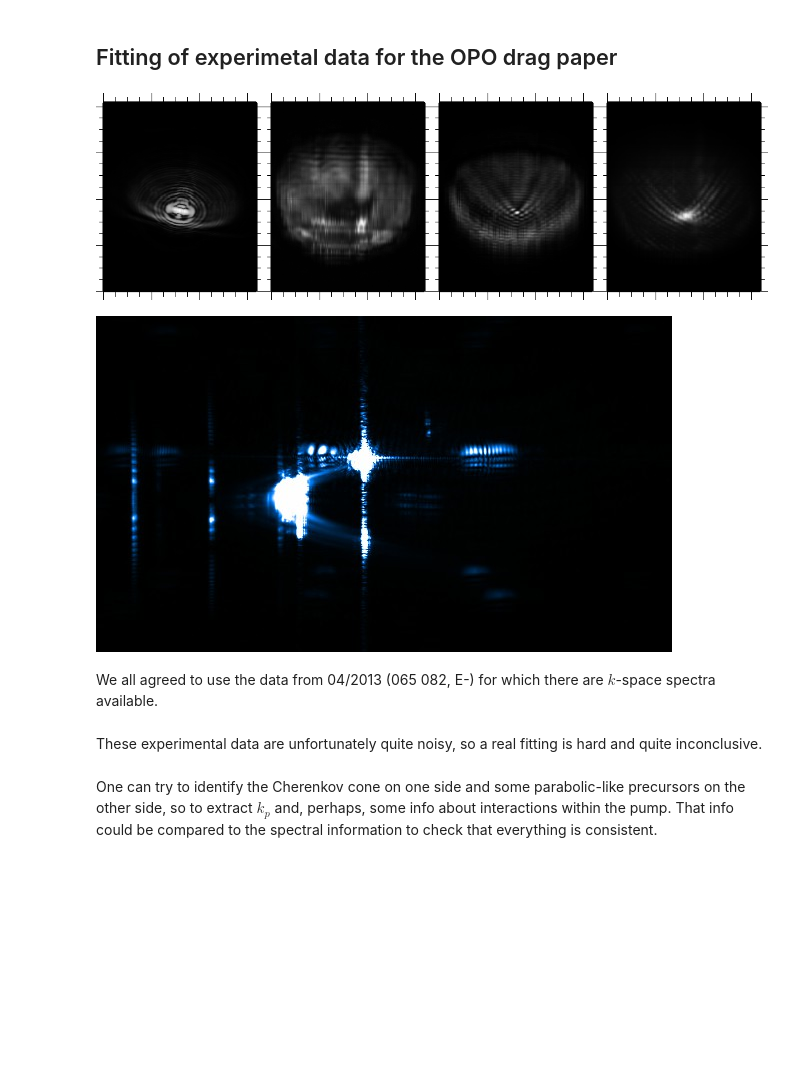
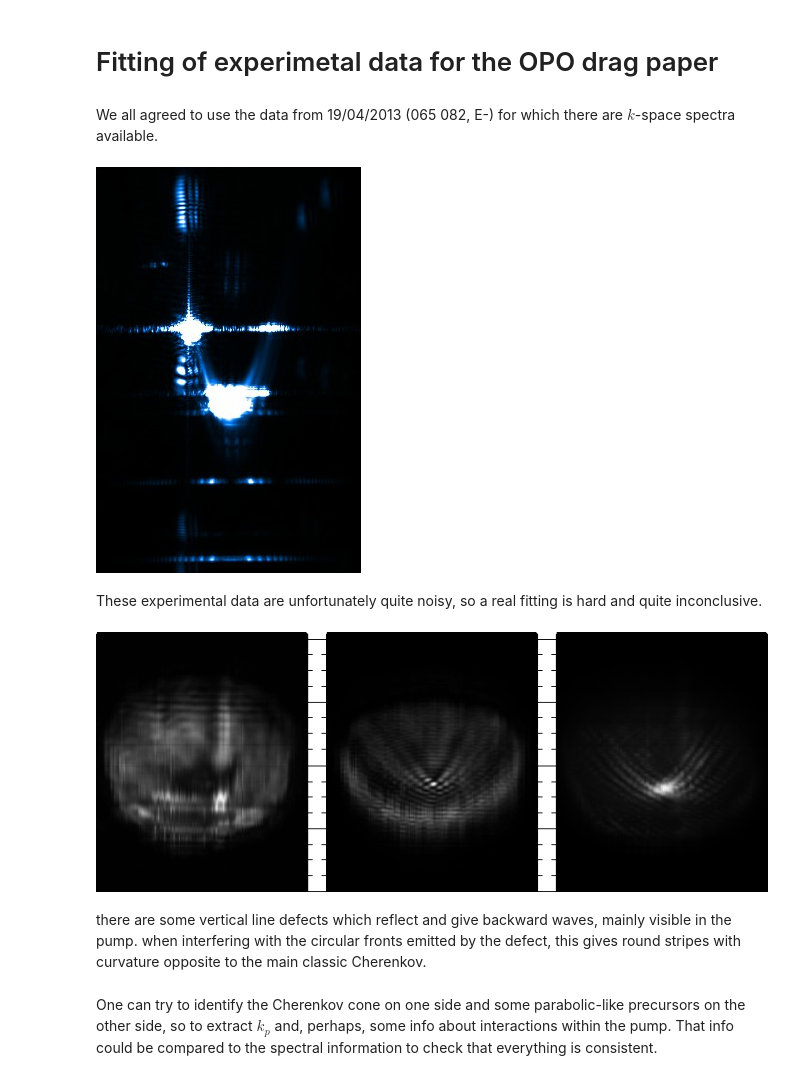
Before and after one commit to berceanu/notebooks, a Jupyter notebook: julia/april/fitting.ipynb, the cells around one changed output. Cells and saved outputs as stored; diff of their text form; code cells hidden in the pictures; blank space fills up the shorter version.

Commit message:
now plotting dispersion and pump state

```diff
--- a/julia/april/fitting.ipynb
+++ b/julia/april/fitting.ipynb
@@ -1,21 +1,26 @@
 # %% [markdown]
-## Fitting of experimetal data for the OPO drag paper
+# Fitting of experimetal data for the OPO drag paper
 # %%
 using Images
-# %%
-dspi_states = imread("julia/april/defect.png")
-# %% [output]
-[figure, removed]
+# %% [markdown]
+We all agreed to use the data from 19/04/2013 (065 082, E-) for which
+there are $k$-space spectra available.
 # %%
-spectrum = imread("julia/april/spectrum.png")
+spectrum = imread("spectrum.png")
 # %% [output]
-[figure, old version]
+[figure, new version]
-# %% [markdown]
-We all agreed to use the data from 04/2013 (065 082, E-) for which there
-are $k$-space spectra available.
 # %% [markdown]
 These experimental data are unfortunately quite noisy, so a real fitting
 is hard and quite inconclusive.
+# %%
+spi = imread("spi.png")
+# %% [output]
+[figure, added]
+# %% [markdown]
+there are some vertical line defects which reflect and give backward
+waves, mainly visible in the pump. when interfering with the circular
+fronts emitted by the defect, this gives round stripes with curvature
+opposite to the main classic Cherenkov.
 # %% [markdown]
 One can try to identify the Cherenkov cone on one side and some
 parabolic-like precursors on the other side, so to extract $k_p$ and,
```
Also changed, not shown: parts of 31 cells of this notebook, 1 other file.
